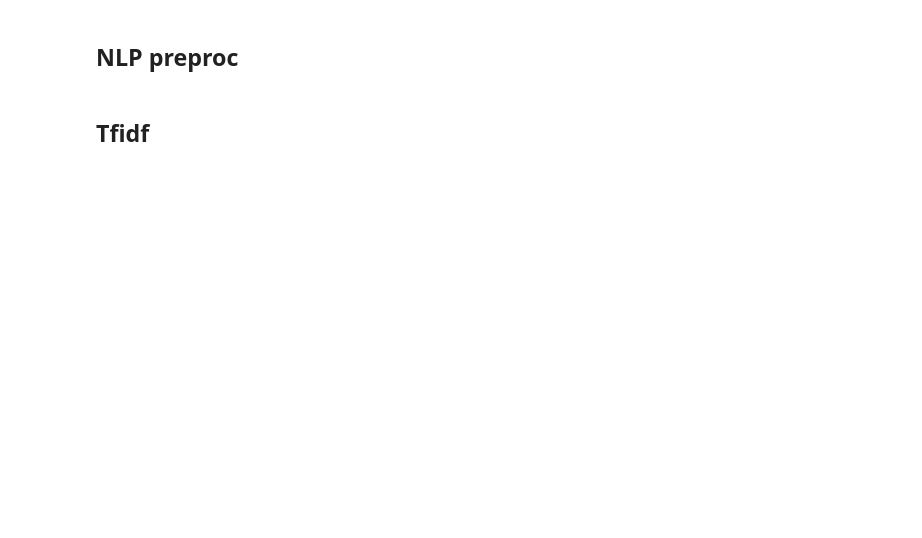
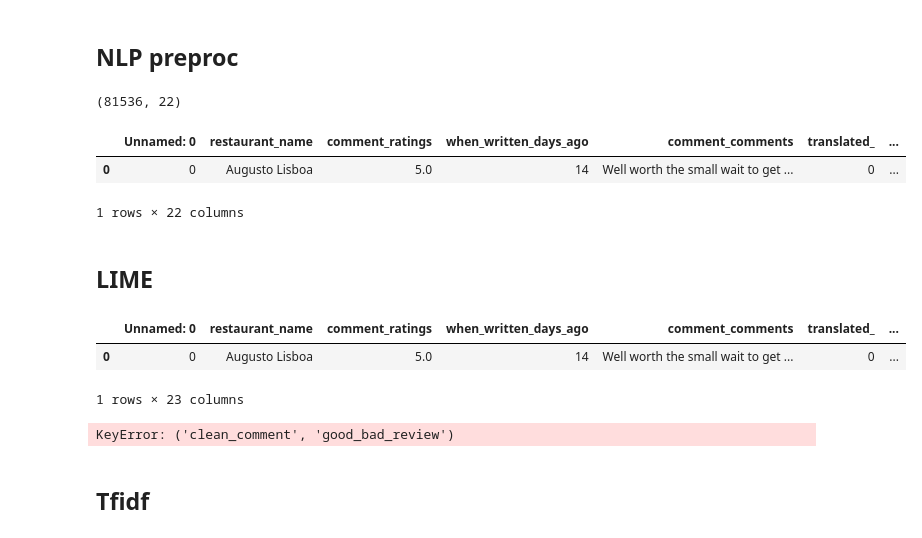
Before and after one commit to MalouO/small_business, a Jupyter notebook: notebooks/NLP_JB.ipynb, the cells around one changed output. Saved outputs shown, nothing was run; the diff lists cells and outputs as text; code cells hidden in the pictures; blank space fills up the shorter version.

Commit message:
NLP notebook update and SHAP/LIME regression

```diff
--- a/notebooks/NLP_JB.ipynb
+++ b/notebooks/NLP_JB.ipynb
@@ -15,2 +13,2 @@ from deep_translator import GoogleTranslator
 # %%
-df = pd.read_csv("../raw_data/reviews_clean_2_12_21.csv")
+filtered_df = pd.read_csv("../raw_data/merged_df.csv")
@@ -231,14 +14,0 @@ max_rating = 3.0
-# %%
-filtered_df = merged_df
-#filtered_df = filtered_df[filtered_df['restaurant_type'] == restaurant_type]
-# filtered_df = filtered_df[filtered_df['price'] == price]
-# filtered_df = filtered_df[filtered_df['neighborhood'] == neighborhood]
-filtered_df = filtered_df[filtered_df['comment_ratings'] >= min_rating]
-filtered_df = filtered_df[filtered_df['comment_ratings'] <= max_rating]
-
-# filtered_df = filtered_df[filtered_df['dine_in'] == 1]
-# filtered_df = filtered_df[filtered_df['takeaway'] == 1]
-# filtered_df = filtered_df[filtered_df['delivery'] == 1]
-# filtered_df = filtered_df[filtered_df['drive_through'] == 1]
-# filtered_df = filtered_df[filtered_df['no_del_exp'] == 1]
-# filtered_df = filtered_df[filtered_df['curb_pickup'] == 1]
@@ -272,5 +40,25 @@ def clean(text, list_form=False):
 filtered_df['clean_comment'] = filtered_df['comment_comments'].apply(clean)
 # %%
 filtered_df.shape
+# %% [output]
+(81536, 22)
 # %%
 filtered_df.head(1)
+# %% [output]
+|  | Unnamed: 0 | restaurant_name | comment_ratings | when_written_days_ago | comment_comments | translated_ | ... |
+| 0 | 0 | Augusto Lisboa | 5.0 | 14 | Well worth the small wait to get ... | 0 | ... |
+1 rows × 22 columns
+# %% [markdown]
+## LIME
+# %%
+filtered_df['good_bad_review'] = filtered_df.comment_ratings.map(lambda x: 1 if x >=4.0 else 0)
+# %%
+filtered_df.head(1)
+# %% [output]
+|  | Unnamed: 0 | restaurant_name | comment_ratings | when_written_days_ago | comment_comments | translated_ | ... |
+| 0 | 0 | Augusto Lisboa | 5.0 | 14 | Well worth the small wait to get ... | 0 | ... |
+1 rows × 23 columns
+# %%
+filtered_df = filtered_df[['clean_comment', 'good_bad_review']]
+# %% [output]
+KeyError: ('clean_comment', 'good_bad_review')
```
Also changed, not shown: parts of 57 cells of this notebook, 2 other files.
